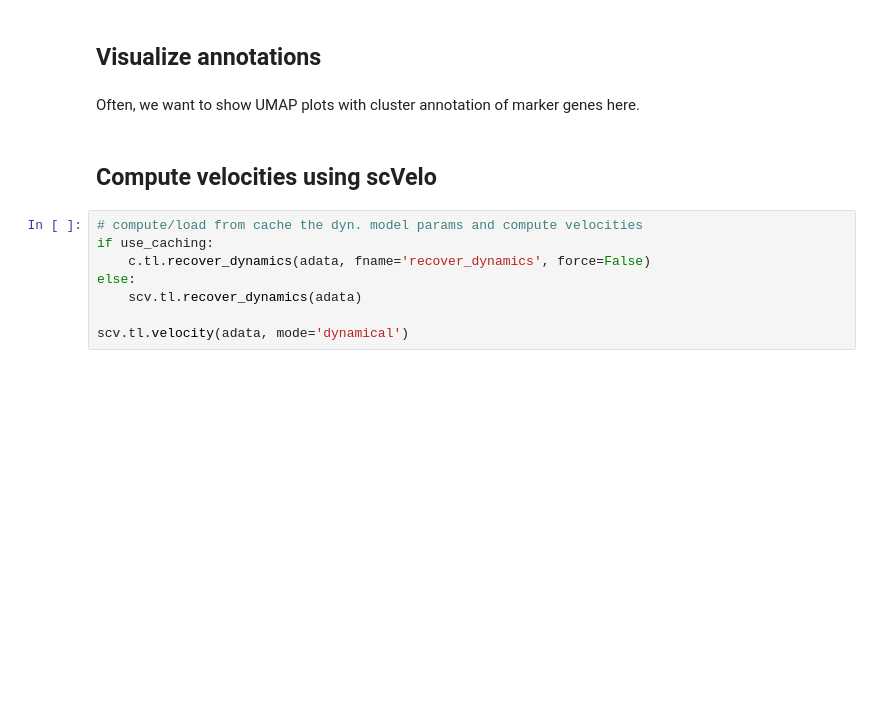
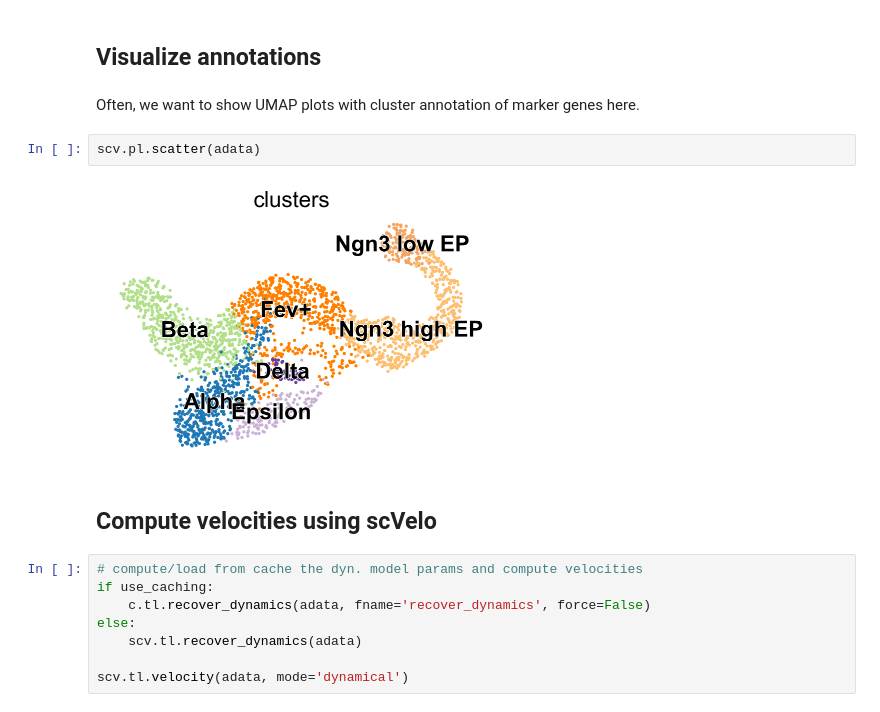
Before and after one commit to theislab/cellrank_reproducibility_preprint, a Jupyter notebook: notebooks/sample_notebook/ML-2020-10-13_skelleton_notebook.ipynb, the cells around one changed output. Cells and saved outputs as stored; diff of their text form; blank space fills up the shorter version.

```diff
--- a/notebooks/sample_notebook/ML-2020-10-13_skelleton_notebook.ipynb
+++ b/notebooks/sample_notebook/ML-2020-10-13_skelleton_notebook.ipynb
@@ -155,6 +159,10 @@ computing moments based on connectivities
 ## Visualize annotations
 # %% [markdown]
 Often, we want to show UMAP plots with cluster annotation of marker genes here.
+# %%
+scv.pl.scatter(adata)
+# %% [output]
+[figure, added]
 # %% [markdown]
 ## Compute velocities using scVelo
 # %%
```
Also changed, not shown: parts of 11 cells of this notebook, 1 other file.
